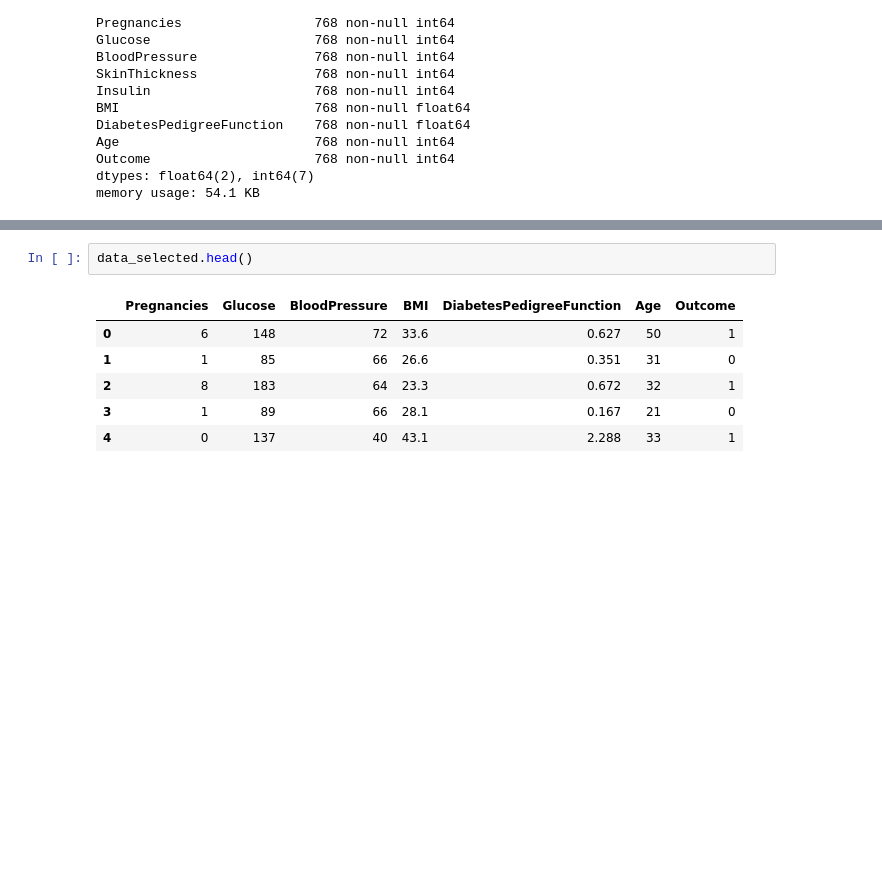
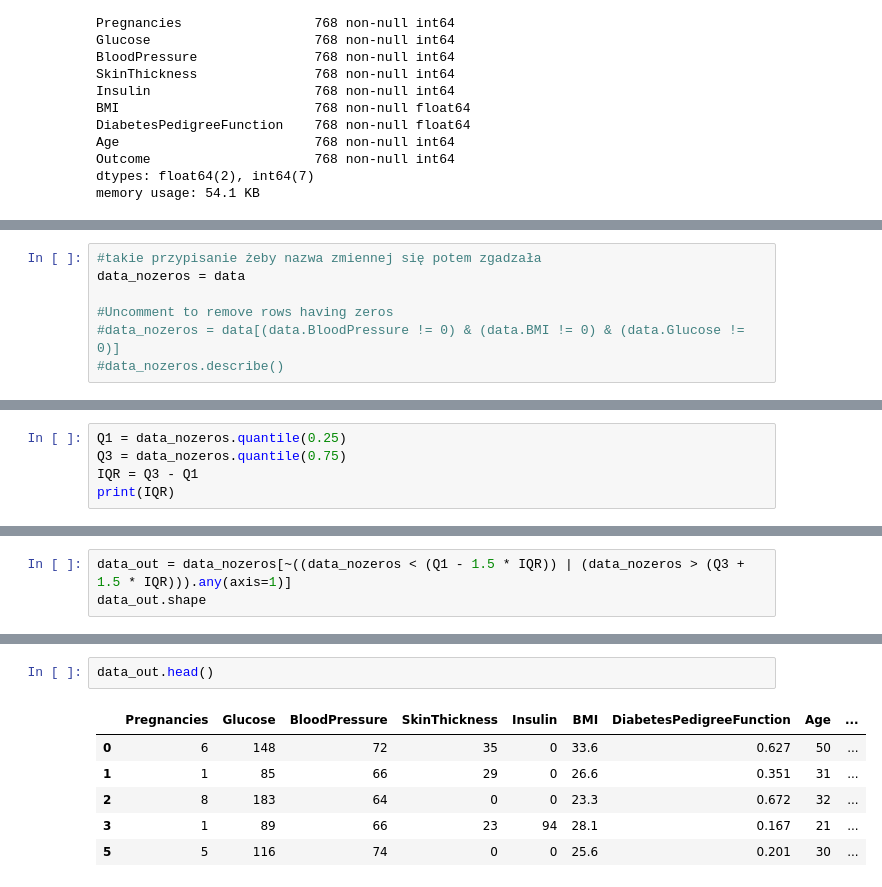
Before and after one commit to durden2/big_data_pk, a Jupyter notebook: Preprocessing.ipynb, the cells around one changed output, grey strips where cells are left out. Cells and saved outputs as stored; diff of their text form; blank space fills up the shorter version.

```diff
--- a/Preprocessing.ipynb
+++ b/Preprocessing.ipynb
@@ -68,0 +46,7 @@ data_selected.to_csv('diabetes_selected.csv', index=None)
+# %%
+#takie przypisanie żeby nazwa zmiennej się potem zgadzała
+data_nozeros = data
+
+#Uncomment to remove rows having zeros
+#data_nozeros = data[(data.BloodPressure != 0) & (data.BMI != 0) & (data.Glucose != 0)]
+#data_nozeros.describe()
@@ -68,0 +104,5 @@ data_selected.to_csv('diabetes_selected.csv', index=None)
+# %%
+Q1 = data_nozeros.quantile(0.25)
+Q3 = data_nozeros.quantile(0.75)
+IQR = Q3 - Q1
+print(IQR)
@@ -68,0 +120,3 @@ data_selected.to_csv('diabetes_selected.csv', index=None)
+# %%
+data_out = data_nozeros[~((data_nozeros < (Q1 - 1.5 * IQR)) | (data_nozeros > (Q3 + 1.5 * IQR))).any(axis=1)]
+data_out.shape
@@ -69,9 +155,9 @@ data_selected.to_csv('diabetes_selected.csv', index=None)
 # %%
-data_selected.head()
+data_out.head()
 # %% [output]
-|  | Pregnancies | Glucose | BloodPressure | BMI | DiabetesPedigreeFunction | Age | Outcome |
-| 0 | 6 | 148 | 72 | 33.6 | 0.627 | 50 | 1 |
-| 1 | 1 | 85 | 66 | 26.6 | 0.351 | 31 | 0 |
-| 2 | 8 | 183 | 64 | 23.3 | 0.672 | 32 | 1 |
-| 3 | 1 | 89 | 66 | 28.1 | 0.167 | 21 | 0 |
-| 4 | 0 | 137 | 40 | 43.1 | 2.288 | 33 | 1 |
+|  | Pregnancies | Glucose | BloodPressure | SkinThickness | Insulin | BMI | DiabetesPedigreeFunction | Age | ... |
+| 0 | 6 | 148 | 72 | 35 | 0 | 33.6 | 0.627 | 50 | ... |
+| 1 | 1 | 85 | 66 | 29 | 0 | 26.6 | 0.351 | 31 | ... |
+| 2 | 8 | 183 | 64 | 0 | 0 | 23.3 | 0.672 | 32 | ... |
+| 3 | 1 | 89 | 66 | 23 | 94 | 28.1 | 0.167 | 21 | ... |
+| 5 | 5 | 116 | 74 | 0 | 0 | 25.6 | 0.201 | 30 | ... |
```
Also changed, not shown: parts of 21 cells of this notebook.
